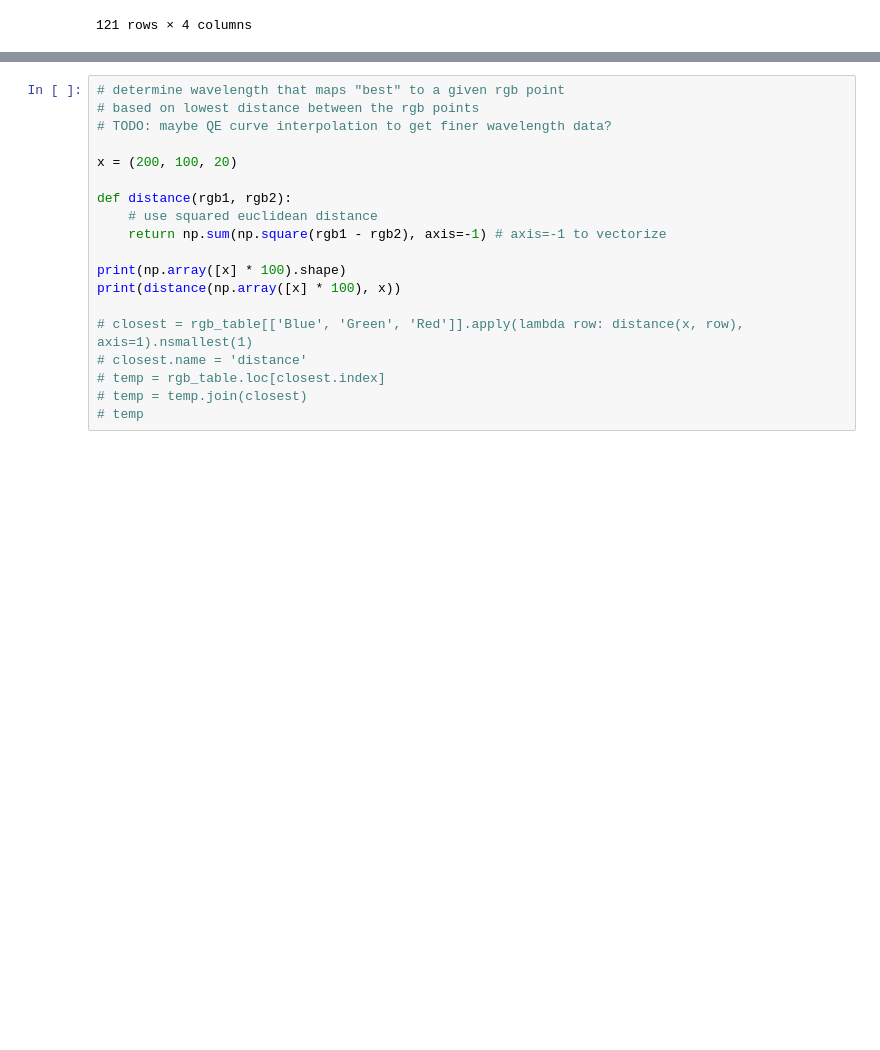
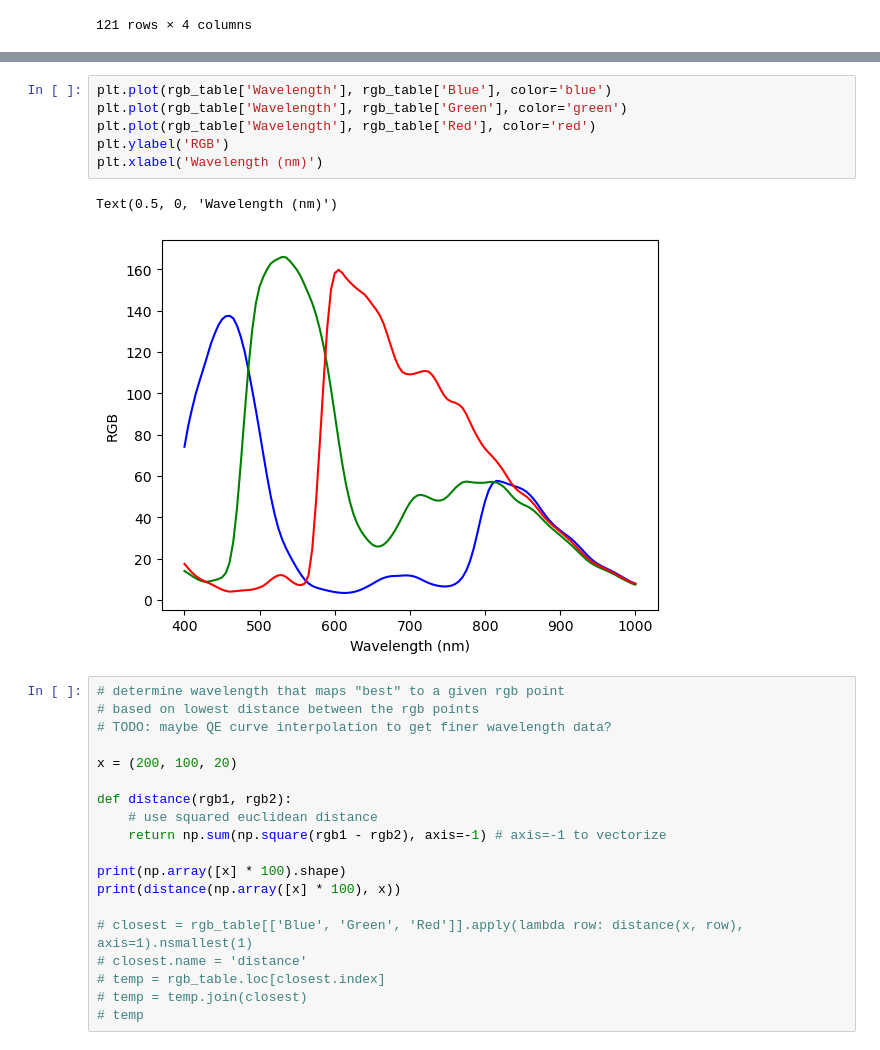
Before and after one commit to fenning-research-group/PASCAL_TrainView, a Jupyter notebook: analysis_experiments/rgb_wavelength.ipynb, the cells around one changed output, grey strips where cells are left out. Drawn from its saved outputs; the diff is of its cells as text; blank space fills up the shorter version.

```diff
--- a/analysis_experiments/rgb_wavelength.ipynb
+++ b/analysis_experiments/rgb_wavelength.ipynb
@@ -59,4 +59,13 @@ rgb_table
 121 rows × 4 columns
+# %%
+plt.plot(rgb_table['Wavelength'], rgb_table['Blue'], color='blue')
+plt.plot(rgb_table['Wavelength'], rgb_table['Green'], color='green')
+plt.plot(rgb_table['Wavelength'], rgb_table['Red'], color='red')
+plt.ylabel('RGB')
+plt.xlabel('Wavelength (nm)')
+# %% [output]
+Text(0.5, 0, 'Wavelength (nm)')
+[figure, added]
 # %%
 # determine wavelength that maps "best" to a given rgb point
 # based on lowest distance between the rgb points
```
Also changed, not shown: parts of 7 cells of this notebook.
